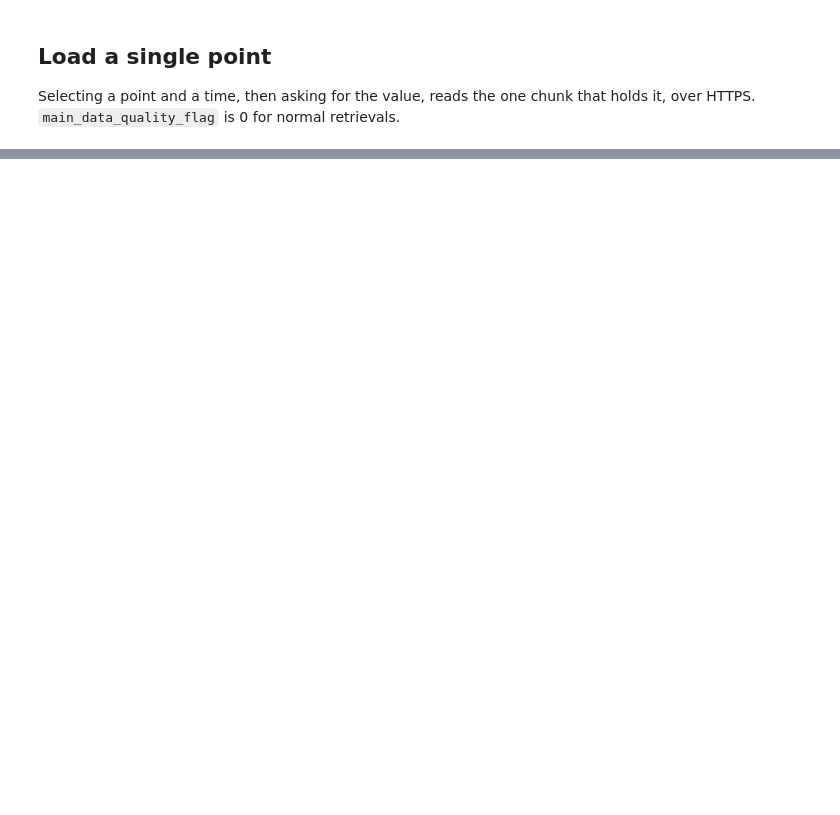
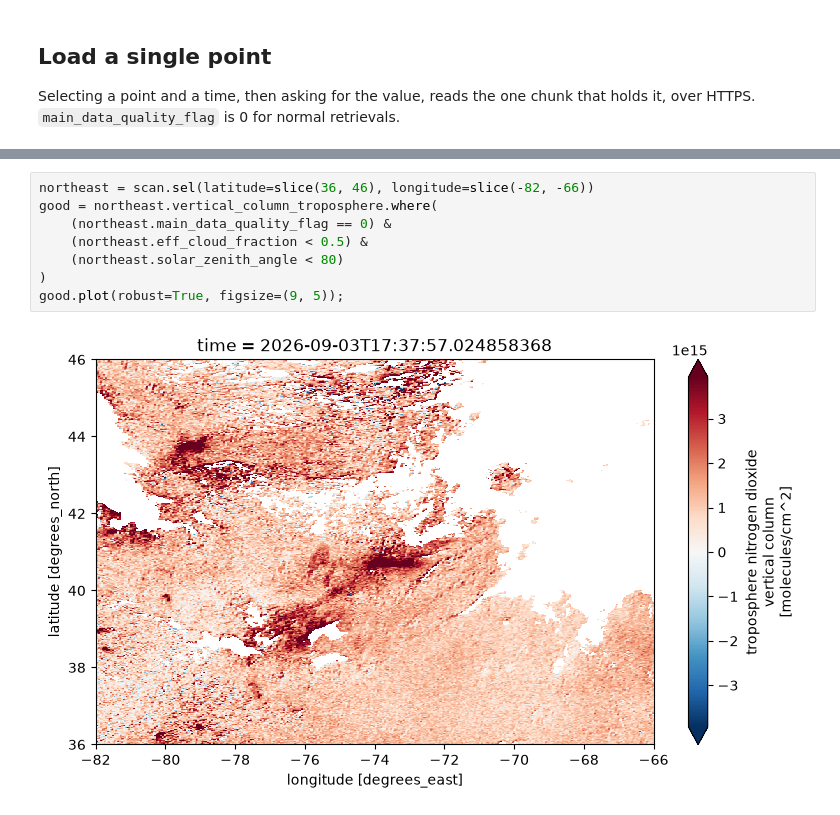
Before and after one commit to virtual-zarr/tempo-virtual-zarr-pipeline, a Jupyter notebook: docs/examples/quickstart-https.ipynb, the cells around one changed output, grey strips where cells are left out. Saved outputs shown, nothing was run; the diff lists cells and outputs as text; blank space fills up the shorter version.

```diff
--- a/docs/examples/quickstart-https.ipynb
+++ b/docs/examples/quickstart-https.ipynb
@@ -90,0 +116,10 @@ print(f"{when}: {float(no2):.3g} {no2.units}, quality flag {int(flag)}")
+# %%
+northeast = scan.sel(latitude=slice(36, 46), longitude=slice(-82, -66))
+good = northeast.vertical_column_troposphere.where(
+    (northeast.main_data_quality_flag == 0) &
+    (northeast.eff_cloud_fraction < 0.5) &
+    (northeast.solar_zenith_angle < 80)
+)
+good.plot(robust=True, figsize=(9, 5));
+# %% [output]
+[figure, added]
```
Also changed, not shown: parts of 3 cells of this notebook, 1 other file.
